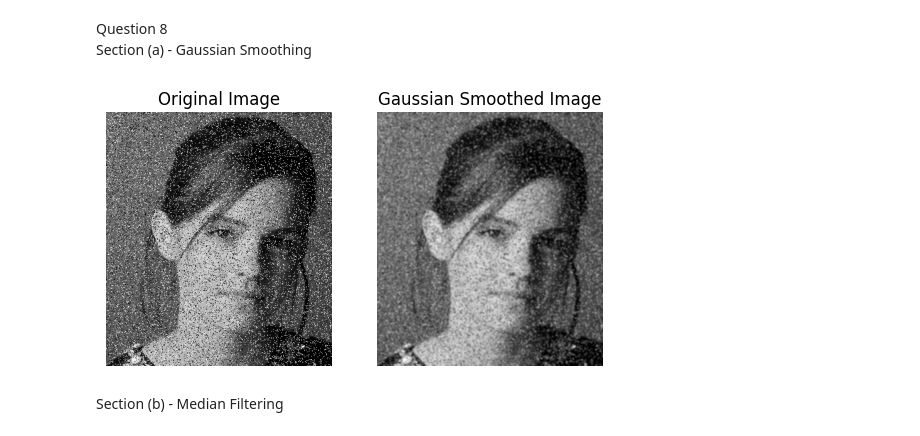
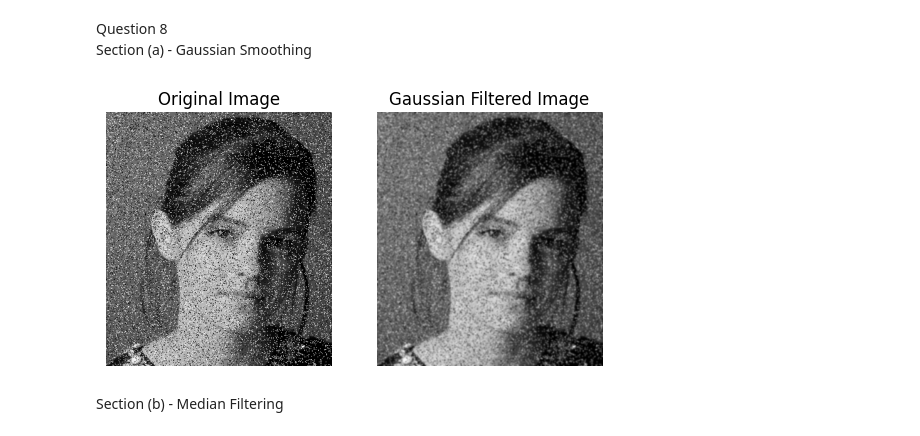
Before and after one commit to yushmantha/computer-vision, a Jupyter notebook: assignment_one/q8.ipynb, the cells around one changed output. Cells and saved outputs as stored; diff of their text form; code cells hidden in the pictures.

```diff
--- a/assignment_one/q8.ipynb
+++ b/assignment_one/q8.ipynb
@@ -4,23 +4,44 @@ Section (a) - Gaussian Smoothing
 # %%
 import cv2 as cv
 import numpy as np
 import matplotlib.pyplot as plt
 
 img = cv.imread('emma-noise.jpg', cv.IMREAD_GRAYSCALE)
 
 # applying Gaussian smoothing
-img_gaussian = cv.GaussianBlur(img, (5, 5), 0)
+kernel_size = 5
+sigma = 1.0
+padding = kernel_size // 2
+
+ax = np.linspace(-(kernel_size//2), kernel_size//2, kernel_size)
+xx, yy = np.meshgrid(ax, ax)
+
+kernel = np.exp(-(xx**2 + yy**2) / (2 * sigma**2))
+kernel = kernel / np.sum(kernel)  # normalize
+
+img_padded = np.pad(img, padding, mode='edge')
+
+# Apply Gaussian filter
+filtered = np.zeros_like(img, dtype=np.float32)
+for i in range(img.shape[0]):
+    for j in range(img.shape[1]):
+        window = img_padded[i:i+kernel_size, j:j+kernel_size]
+        filtered[i, j] = np.sum(window * kernel)
+
+# Convert back to uint8
+filtered = np.clip(filtered, 0, 255).astype(np.uint8)
+
 
 plot,ax = plt.subplots(1,2)
 ax[0].imshow(img, cmap='gray')
 ax[0].set_title('Original Image')
 ax[0].axis('off')
-ax[1].imshow(img_gaussian, cmap='gray')
-ax[1].set_title('Gaussian Smoothed Image')
+ax[1].imshow(filtered, cmap='gray')
+ax[1].set_title('Gaussian Filtered Image')
 ax[1].axis('off')
 plt.show()
 # %% [output]
-[figure, old version]
+[figure, new version]
 # %% [markdown]
 Section (b) - Median Filtering
 # %%
```
Also changed, not shown: parts of 2 cells of this notebook, 3 other files.
